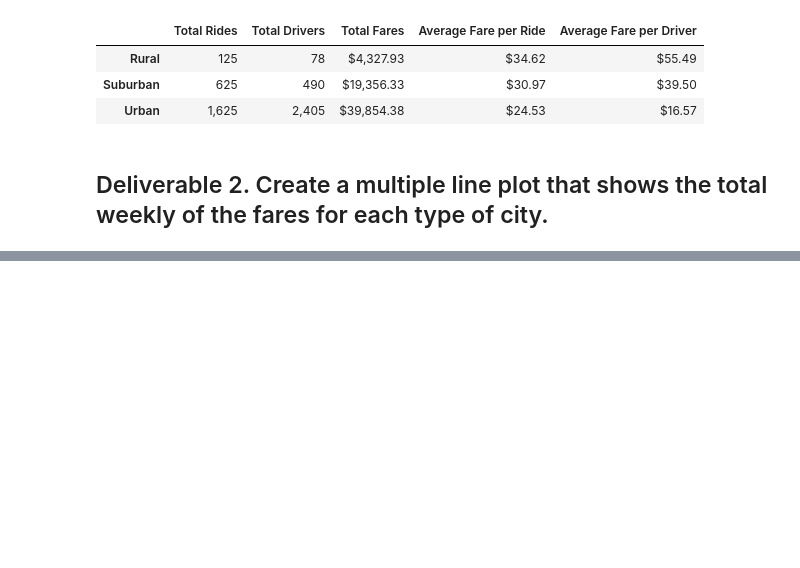
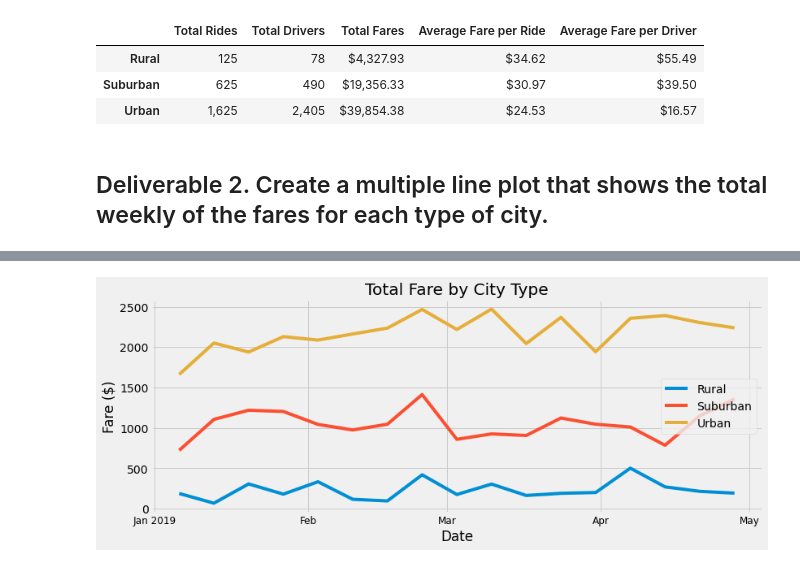
Before and after one commit to nsmeltz/Module_5_Challenge, a Jupyter notebook: PyBer_Challenge.ipynb, the cells around one changed output, grey strips where cells are left out. Cells and saved outputs as stored; diff of their text form; code cells hidden in the pictures; blank space fills up the shorter version.

```diff
--- a/PyBer_Challenge.ipynb
+++ b/PyBer_Challenge.ipynb
@@ -137,3 +171,5 @@ pyber_summary_df
 # %%
 # 4. Create a pivot table with the 'date' as the index, the columns ='type', and values='fare'
 # to get the total fares for each type of city by the date.
+pyber_type_date_pivot = pyber_type_date_df.pivot(index ="date", columns = "type", values ="fare")
+pyber_type_date_pivot
@@ -140,2 +191,4 @@ pyber_summary_df
 # %%
 # 5. Create a new DataFrame from the pivot table DataFrame using loc on the given dates, '2019-01-01':'2019-04-29'.
+pyber_2019_df = pyber_type_date_pivot.loc['2019-01-01':'2019-04-29']
+pyber_2019_df
@@ -142,5 +210,5 @@ pyber_summary_df
 # %%
 # 6. Set the "date" index to datetime datatype. This is necessary to use the resample() method in Step 8.
-# df.index = pd.to_datetime(df.index)
+pyber_2019_df.index = pd.to_datetime(pyber_2019_df.index)
 # %%
 # 7. Check that the datatype for the index is datetime using df.info()
@@ -147,2 +228,4 @@ pyber_summary_df
 # %%
 # 8. Create a new DataFrame using the "resample()" function by week 'W' and get the sum of the fares for each week.
+pyber_2019_weeks_df = pyber_2019_df.resample("W").sum()
+pyber_2019_weeks_df
@@ -155,0 +252,27 @@ style.use('fivethirtyeight')
+# %%
+# 9. Using the object-oriented interface method, plot the resample DataFrame using the df.plot() function.
+
+# Import the style from Matplotlib.
+from matplotlib import style
+import matplotlib.dates as mdates
+# Use the graph style fivethirtyeight.
+style.use('fivethirtyeight')
+
+fig, ax = plt.subplots(figsize=(12, 5))
+
+ax.plot(pyber_2019_weeks_df, label = ['Rural','Suburban','Urban'])
+ax.set_title("Total Fare by City Type")
+ax.set_xlabel("Date")
+ax.set_ylabel("Fare ($)")
+# sets xticks to the major months
+ax.xaxis.set_major_locator(mdates.MonthLocator())
+ax.set_xticklabels(["Jan 2019","Feb","Mar","Apr","May"], fontsize=12)
+ax.legend(loc="right")
+
+#adjust borders so labels don't get cut off in the png
+plt.gcf().subplots_adjust(bottom=0.15)
+
+# save figure
+plt.savefig("Analysis/PyBer_fare_summary.png")
+# %% [output]
+[figure, added]
```
Also changed, not shown: parts of 9 cells of this notebook, 1 other file.
